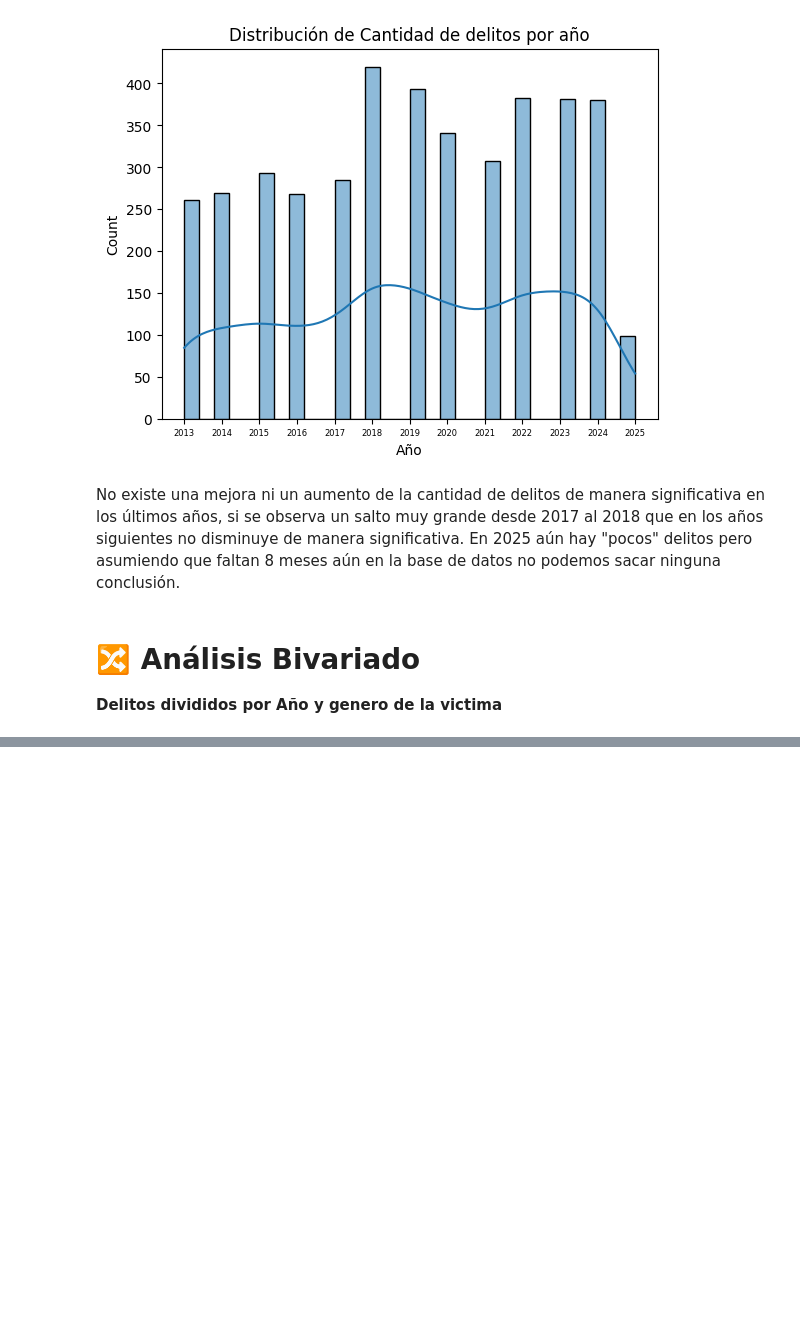
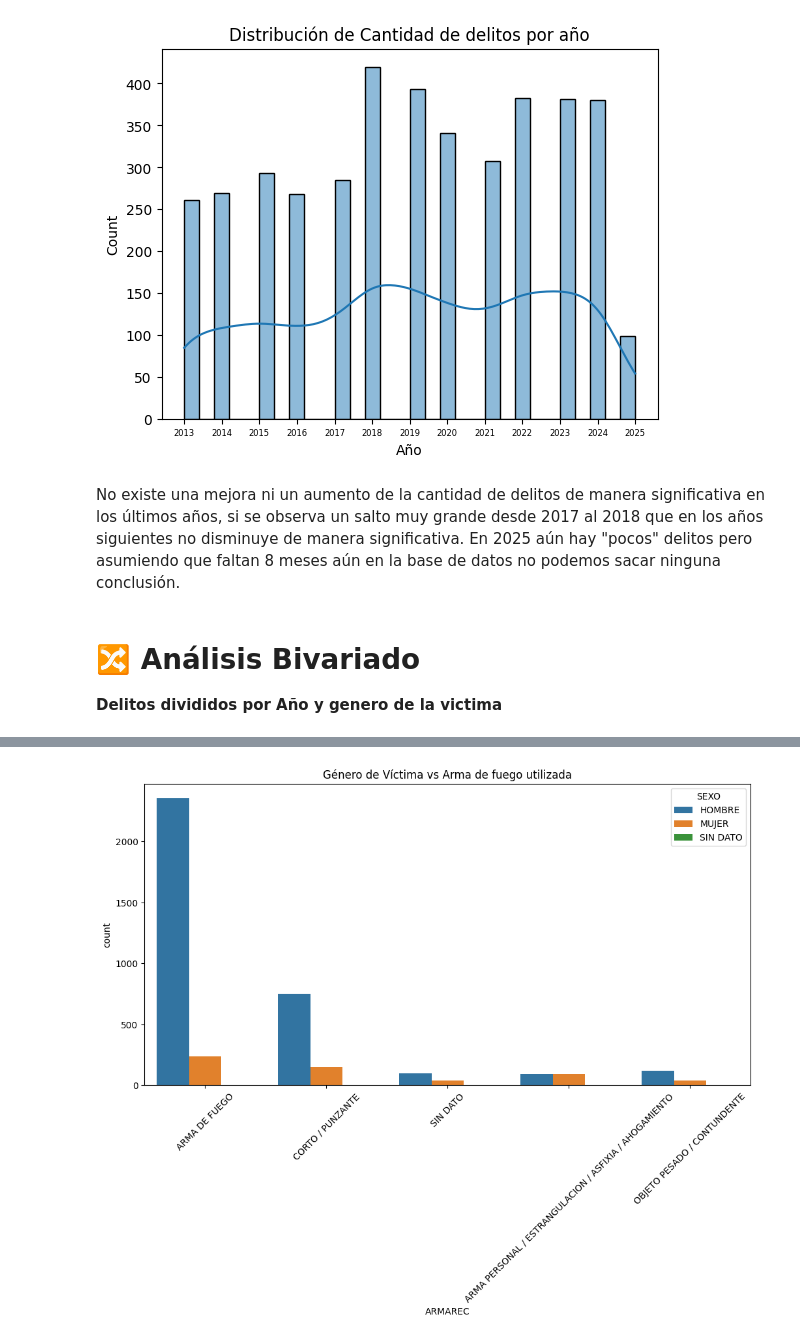
Before and after one commit to Syomara/Data-Science-1, a Jupyter notebook: ProyectoDS_Parte_1_Bazzini.ipynb, the cells around one changed output, grey strips where cells are left out. Cells and saved outputs as stored; diff of their text form; code cells hidden in the pictures; blank space fills up the shorter version.

```diff
--- a/ProyectoDS_Parte_1_Bazzini.ipynb
+++ b/ProyectoDS_Parte_1_Bazzini.ipynb
@@ -80,0 +124,11 @@ No existe una mejora ni un aumento de la cantidad de delitos de manera significa
+# %%
+top_countries = df['ARMAREC'].value_counts().head(5).index
+df_top = df[df['ARMAREC'].isin(top_countries)]
+
+plt.figure(figsize=(12, 6))
+sns.countplot(data=df_top, x='ARMAREC', hue='SEXO')
+plt.xticks(rotation=45)
+plt.title('Género de Víctima vs Arma de fuego utilizada')
+plt.show()
+# %% [output]
+[figure, added]
```
Also changed, not shown: parts of 6 cells of this notebook.
